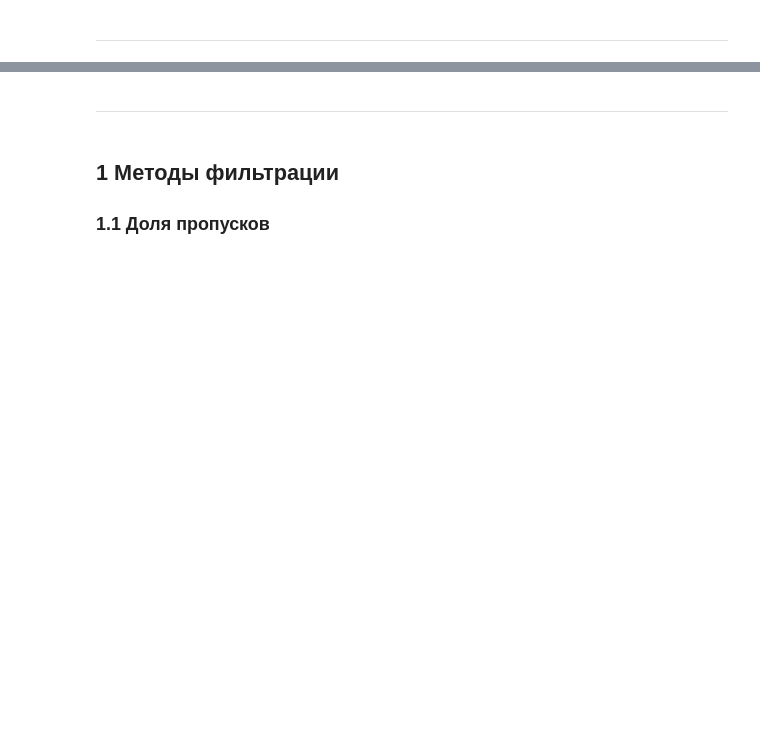
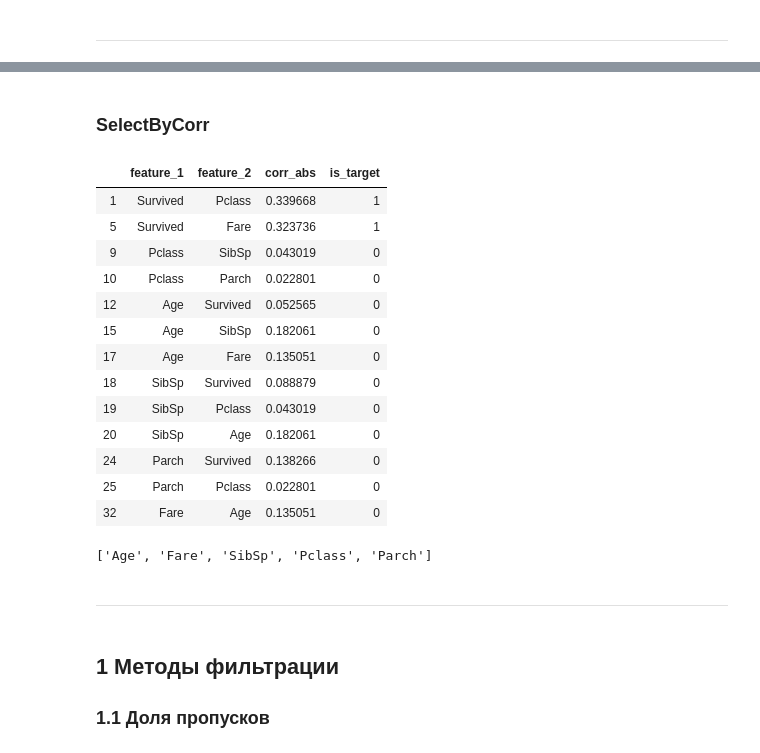
Before and after one commit to urevoleg/analytic-ml-lib, a Jupyter notebook: tmp.ipynb, the cells around one changed output, grey strips where cells are left out. Cells and saved outputs as stored; diff of their text form; code cells hidden in the pictures; blank space fills up the shorter version.

```diff
--- a/tmp.ipynb
+++ b/tmp.ipynb
@@ -270,0 +269,7 @@ import models as m
+# %%
+data_structure = {
+    'data': d,
+    'target_name': 'Survived',
+    'feature_names': d.drop('Survived', axis=1).columns,
+    'descr': 'Description'
+}
@@ -271,2 +360,2 @@ import models as m
 # %%
-sh = m.ShareNans(0.01)
+sn = ShareNans(0.01)
@@ -322,0 +362,2 @@ su.columns
+# %%
+sn.fit(data_structure)
@@ -322,0 +392,5 @@ su.columns
+# %%
+su = ShareUniq(0.9)
+su.fit(data_structure)
+display(su.advanced_info_)
+display(su.selected_columns_)
@@ -323,3 +410,26 @@ su.columns
+# %% [markdown]
+### SelectByCorr
+# %%
+sbc = SelectByCorr(0.25, 0.25)
+sbc.fit(data_structure, method='spearman')
+display(sbc.advanced_info_)
+display(sbc.selected_columns_)
+# %% [output]
+|  | feature_1 | feature_2 | corr_abs | is_target |
+| 1 | Survived | Pclass | 0.339668 | 1 |
+| 5 | Survived | Fare | 0.323736 | 1 |
+| 9 | Pclass | SibSp | 0.043019 | 0 |
+| 10 | Pclass | Parch | 0.022801 | 0 |
+| 12 | Age | Survived | 0.052565 | 0 |
+| 15 | Age | SibSp | 0.182061 | 0 |
+| 17 | Age | Fare | 0.135051 | 0 |
+| 18 | SibSp | Survived | 0.088879 | 0 |
+| 19 | SibSp | Pclass | 0.043019 | 0 |
+| 20 | SibSp | Age | 0.182061 | 0 |
+| 24 | Parch | Survived | 0.138266 | 0 |
+| 25 | Parch | Pclass | 0.022801 | 0 |
+| 32 | Fare | Age | 0.135051 | 0 |
+['Age', 'Fare', 'SibSp', 'Pclass', 'Parch']
 # %% [markdown]
 <hr style="border: 2px solid green;" />
 # %% [markdown]
```
Also changed, not shown: parts of 53 cells of this notebook, 1 other file.
